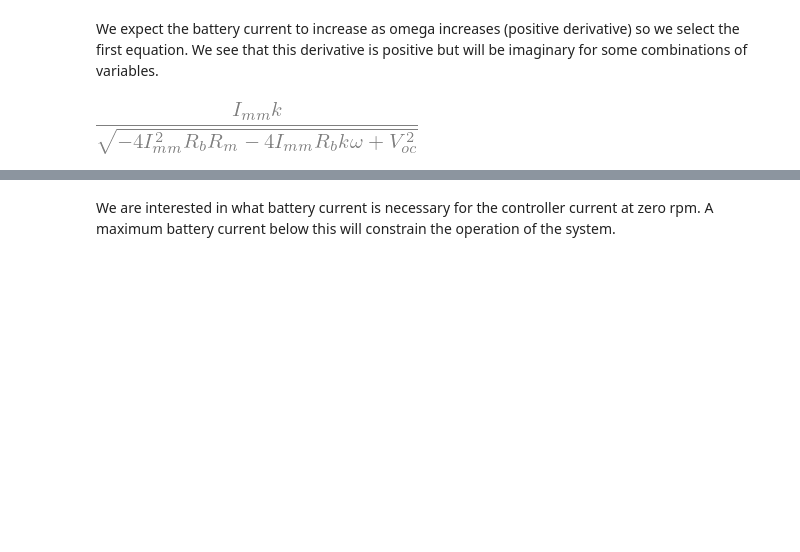
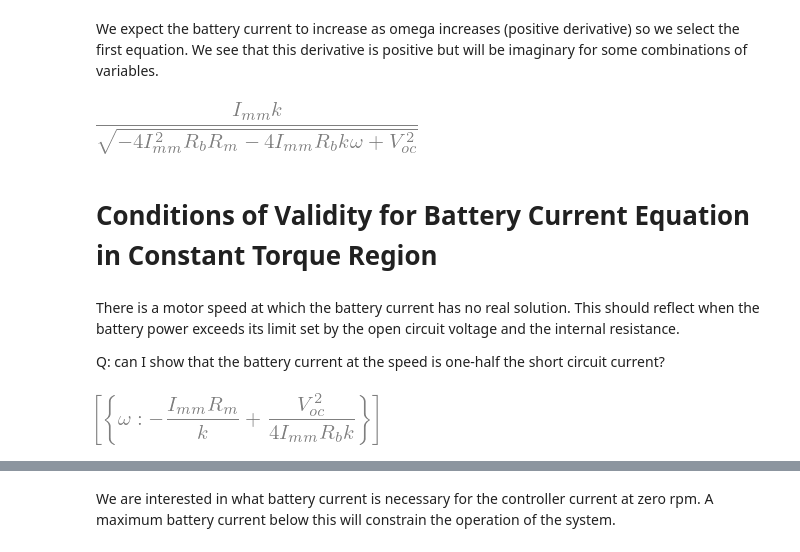
Before and after one commit to dsoto/ev-model-closed, a Jupyter notebook: torque-speed-symbolic.ipynb, the cells around one changed output, grey strips where cells are left out. Drawn from its saved outputs; the diff is of its cells as text; code cells hidden in the pictures; blank space fills up the shorter version.

```diff
--- a/torque-speed-symbolic.ipynb
+++ b/torque-speed-symbolic.ipynb
@@ -34,8 +39,8 @@ ev_system = {Rb: 0.10, Voc:50, Imm: 150, Ibm:100, Rm: 0.05, k:1.0}
 # %% [markdown]
 We model the section where the controller is at max motor current by using the regime 1 equation and solving.
 # %%
-phase_limit = sympy.solve([power_eq, battery_loop, controller_loop, regime_1], exclude=[Rb, Rm, k, Imm, Voc])
-phase_limit
+constant_torque = sympy.solve([power_eq, battery_loop, controller_loop, regime_1], exclude=[Rb, Rm, k, Imm, Voc])
+constant_torque
 # %% [output]
 [figure]
 # %% [markdown]
@@ -46,2 +51,14 @@ sympy.diff(phase_limit[0][Ib], omega)
 # %% [output]
 [figure]
+# %% [markdown]
+# Conditions of Validity for Battery Current Equation in Constant Torque Region
+# %% [markdown]
+There is a motor speed at which the battery current has no real solution.
+This should reflect when the battery power exceeds its limit set by the open circuit voltage and the internal resistance.
+
+Q: can I show that the battery current at the speed is one-half the short circuit current?
+# %%
+radical = constant_torque[0][Ib].args[2].args[1].args[1].args[0]
+sympy.solve(radical, 0, omega)
+# %% [output]
+[figure, added]
```
Also changed, not shown: parts of 46 cells of this notebook.
